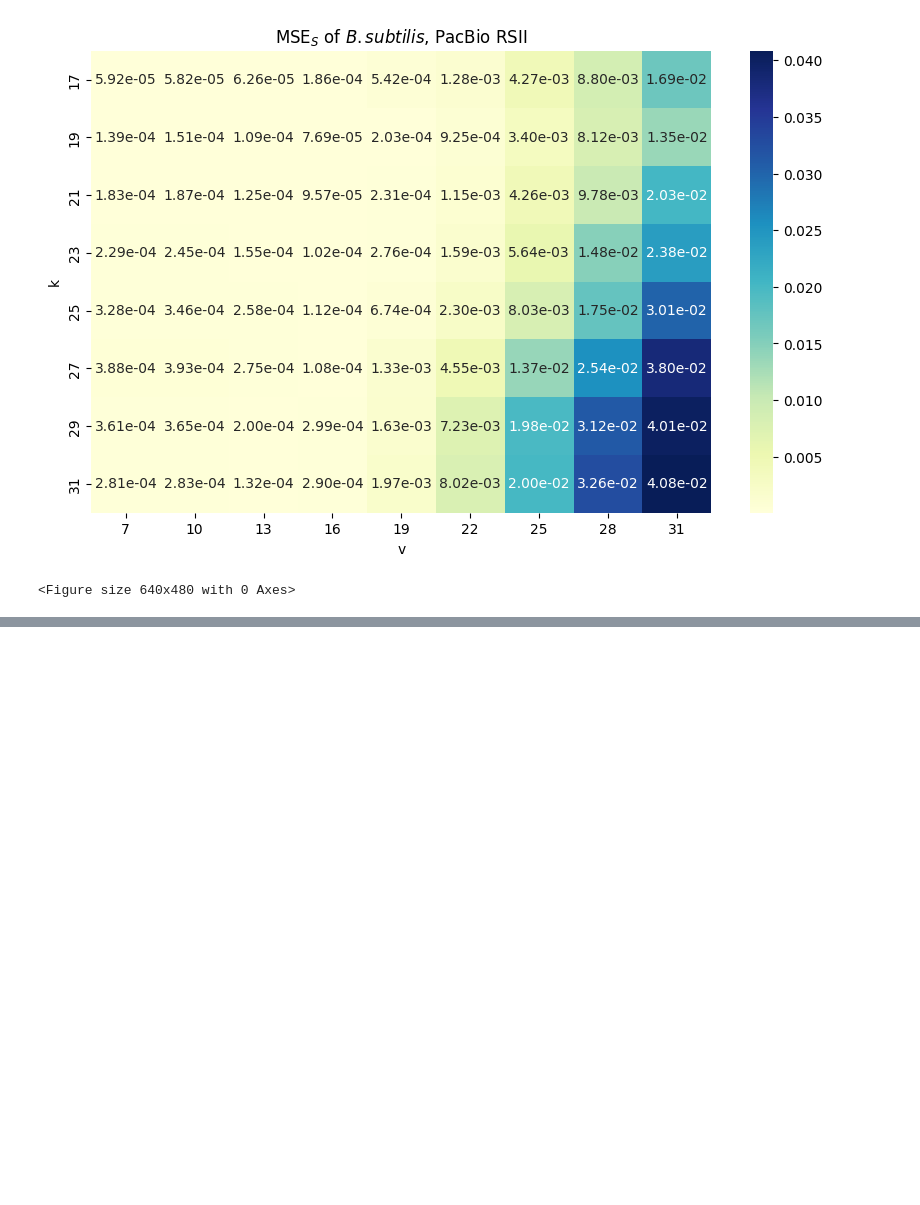
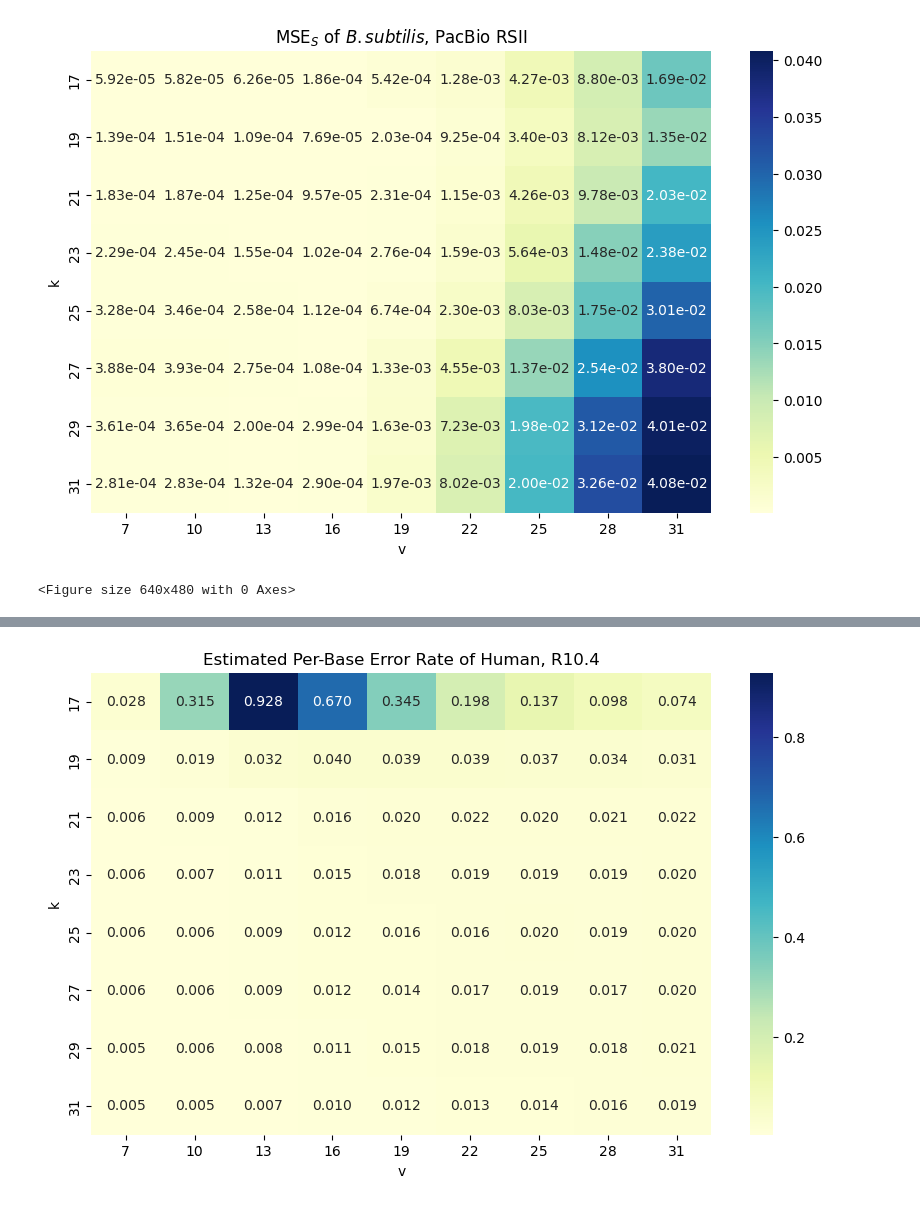
Before and after one commit to GZHoffie/skiver-test, a Jupyter notebook: experiments/parameter_dependence/plot_results_trim.ipynb, the cells around one changed output, grey strips where cells are left out. Drawn from its saved outputs; the diff is of its cells as text; code cells hidden in the pictures; blank space fills up the shorter version.

```diff
--- a/experiments/parameter_dependence/plot_results_trim.ipynb
+++ b/experiments/parameter_dependence/plot_results_trim.ipynb
@@ -276,3 +276,24 @@ plt.savefig("../../figures/SRR7498042_param_dependence_survival_rate.pdf")
 <Figure size 640x480 with 0 Axes>
 [figure]
 <Figure size 640x480 with 0 Axes>
+# %%
+import sklearn
+
+def fit_weibull(t, hazard_rate, alpha=0.5):
+    logt = np.log(np.array(t))
+    ht_cloglog = np.log(-np.log(1 - np.array(hazard_rate)))
+
+
+    # Ridge regression to fit a line to (logt, ht_cloglog)
+    from sklearn.linear_model import Ridge
+    model = Ridge(alpha=alpha)
+    model.fit(logt.reshape(-1, 1), ht_cloglog)
+    slope = model.coef_[0]
+    intercept = model.intercept_
+    #print(f"slope: {slope}, intercept: {intercept}")
+
+    beta_ = slope + 1
+    lambda_ = np.exp(intercept) / (beta_)
+
+
+    return lambda_, beta_
@@ -278,0 +372,22 @@ plt.savefig("../../figures/SRR7498042_param_dependence_survival_rate.pdf")
+# %%
+results_df = pd.DataFrame({
+    "k": k_list,
+    "v": v_list,
+    "lambda": lambda_list,
+    "beta": beta_list
+})
+
+results_df["per_base_error_rate"] = 1 - np.exp(-results_df["lambda"])
+
+# Plot the heatmap of lambda
+import seaborn as sns
+
+plt.figure(figsize=(10, 6))
+lambda_pivot = results_df.pivot(index="k", columns="v", values="per_base_error_rate")
+sns.heatmap(lambda_pivot, annot=True, fmt=".3f", cmap="YlGnBu")
+plt.title("Estimated Per-Base Error Rate of Human, R10.4")
+plt.xlabel("v")
+plt.ylabel("k")
+plt.show()
+# %% [output]
+[figure, added]
```
Also changed, not shown: parts of 3 cells of this notebook.
